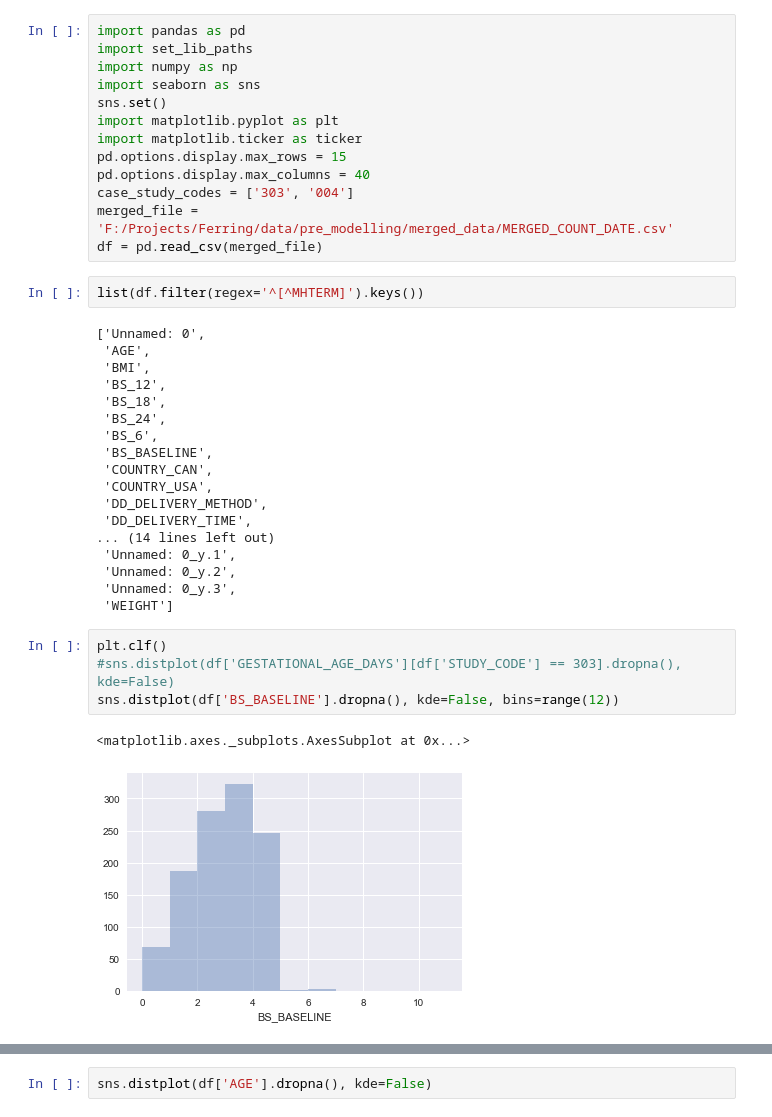
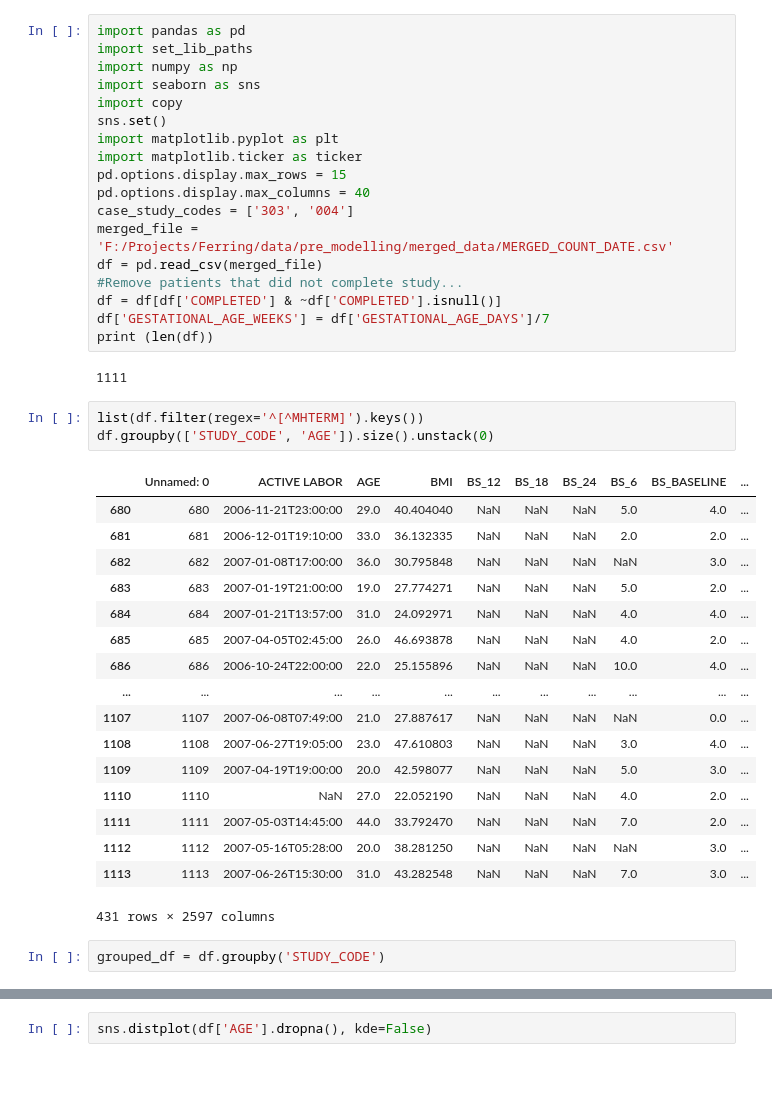
Before and after one commit to jzhao0802/ferring, a Jupyter notebook: 00_raw_data_processing/data_exploration/03_get_info_for_sprint_1.2_gate_1_meeting.ipynb, the cells around one changed output, grey strips where cells are left out. Drawn from its saved outputs; the diff is of its cells as text; blank space fills up the shorter version.

```diff
--- a/00_raw_data_processing/data_exploration/03_get_info_for_sprint_1.2_gate_1_meeting.ipynb
+++ b/00_raw_data_processing/data_exploration/03_get_info_for_sprint_1.2_gate_1_meeting.ipynb
@@ -3,6 +3,7 @@ import pandas as pd
 import set_lib_paths
 import numpy as np
 import seaborn as sns
+import copy
 sns.set()
 import matplotlib.pyplot as plt
 import matplotlib.ticker as ticker
@@ -11,30 +12,32 @@ pd.options.display.max_columns = 40
 case_study_codes = ['303', '004']
 merged_file = 'F:/Projects/Ferring/data/pre_modelling/merged_data/MERGED_COUNT_DATE.csv'
 df = pd.read_csv(merged_file)
+#Remove patients that did not complete study...
+df = df[df['COMPLETED'] & ~df['COMPLETED'].isnull()]
+df['GESTATIONAL_AGE_WEEKS'] = df['GESTATIONAL_AGE_DAYS']/7
+print (len(df))
+# %% [output]
+1111
 # %%
 list(df.filter(regex='^[^MHTERM]').keys())
+df.groupby(['STUDY_CODE', 'AGE']).size().unstack(0)
 # %% [output]
+|  | Unnamed: 0 | ACTIVE LABOR | AGE | BMI | BS_12 | BS_18 | BS_24 | BS_6 | BS_BASELINE | ... |
+| 680 | 680 | 2006-11-21T23:00:00 | 29.0 | 40.404040 | NaN | NaN | NaN | 5.0 | 4.0 | ... |
+| 681 | 681 | 2006-12-01T19:10:00 | 33.0 | 36.132335 | NaN | NaN | NaN | 2.0 | 2.0 | ... |
+| 682 | 682 | 2007-01-08T17:00:00 | 36.0 | 30.795848 | NaN | NaN | NaN | NaN | 3.0 | ... |
+| 683 | 683 | 2007-01-19T21:00:00 | 19.0 | 27.774271 | NaN | NaN | NaN | 5.0 | 2.0 | ... |
+| 684 | 684 | 2007-01-21T13:57:00 | 31.0 | 24.092971 | NaN | NaN | NaN | 4.0 | 4.0 | ... |
+| 685 | 685 | 2007-04-05T02:45:00 | 26.0 | 46.693878 | NaN | NaN | NaN | 4.0 | 2.0 | ... |
+| 686 | 686 | 2006-10-24T22:00:00 | 22.0 | 25.155896 | NaN | NaN | NaN | 10.0 | 4.0 | ... |
+| ... | ... | ... | ... | ... | ... | ... | ... | ... | ... | ... |
+| 1107 | 1107 | 2007-06-08T07:49:00 | 21.0 | 27.887617 | NaN | NaN | NaN | NaN | 0.0 | ... |
+| 1108 | 1108 | 2007-06-27T19:05:00 | 23.0 | 47.610803 | NaN | NaN | NaN | 3.0 | 4.0 | ... |
+| 1109 | 1109 | 2007-04-19T19:00:00 | 20.0 | 42.598077 | NaN | NaN | NaN | 5.0 | 3.0 | ... |
+| 1110 | 1110 | NaN | 27.0 | 22.052190 | NaN | NaN | NaN | 4.0 | 2.0 | ... |
+| 1111 | 1111 | 2007-05-03T14:45:00 | 44.0 | 33.792470 | NaN | NaN | NaN | 7.0 | 2.0 | ... |
+| 1112 | 1112 | 2007-05-16T05:28:00 | 20.0 | 38.281250 | NaN | NaN | NaN | NaN | 3.0 | ... |
+| 1113 | 1113 | 2007-06-26T15:30:00 | 31.0 | 43.282548 | NaN | NaN | NaN | 7.0 | 3.0 | ... |
-['Unnamed: 0',
- 'AGE',
- 'BMI',
- 'BS_12',
- 'BS_18',
- 'BS_24',
- 'BS_6',
- 'BS_BASELINE',
- 'COUNTRY_CAN',
- 'COUNTRY_USA',
- 'DD_DELIVERY_METHOD',
- 'DD_DELIVERY_TIME',
-... (14 lines left out)
- 'Unnamed: 0_y.1',
- 'Unnamed: 0_y.2',
- 'Unnamed: 0_y.3',
- 'WEIGHT']
+431 rows × 2597 columns
-# %%
-plt.clf()
-#sns.distplot(df['GESTATIONAL_AGE_DAYS'][df['STUDY_CODE'] == 303].dropna(), kde=False)
-sns.distplot(df['BS_BASELINE'].dropna(), kde=False, bins=range(12))
-# %% [output]
-<matplotlib.axes._subplots.AxesSubplot at 0x...>
-[figure, removed]
+# %%
+grouped_df = df.groupby('STUDY_CODE')
```
Also changed, not shown: parts of 9 cells of this notebook, 5 other files.
